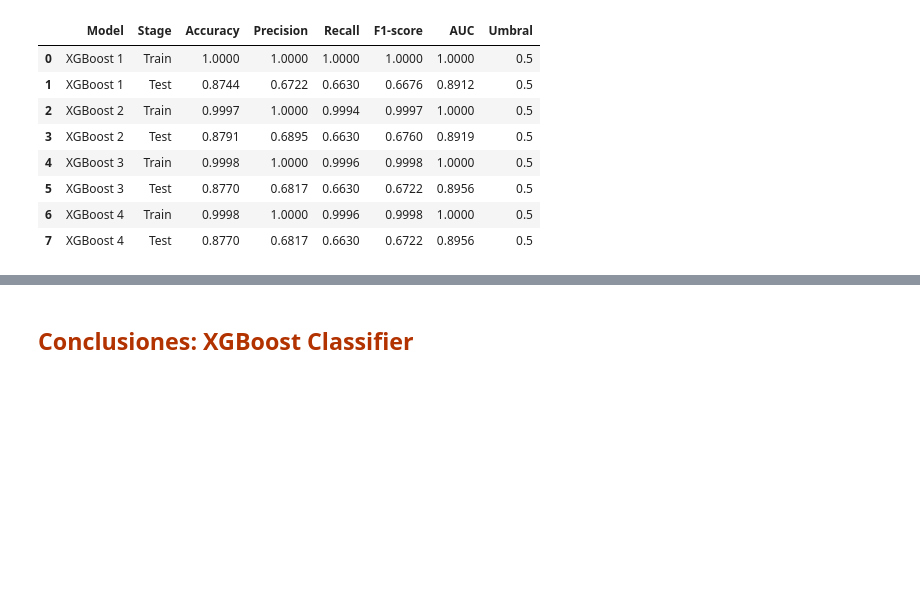
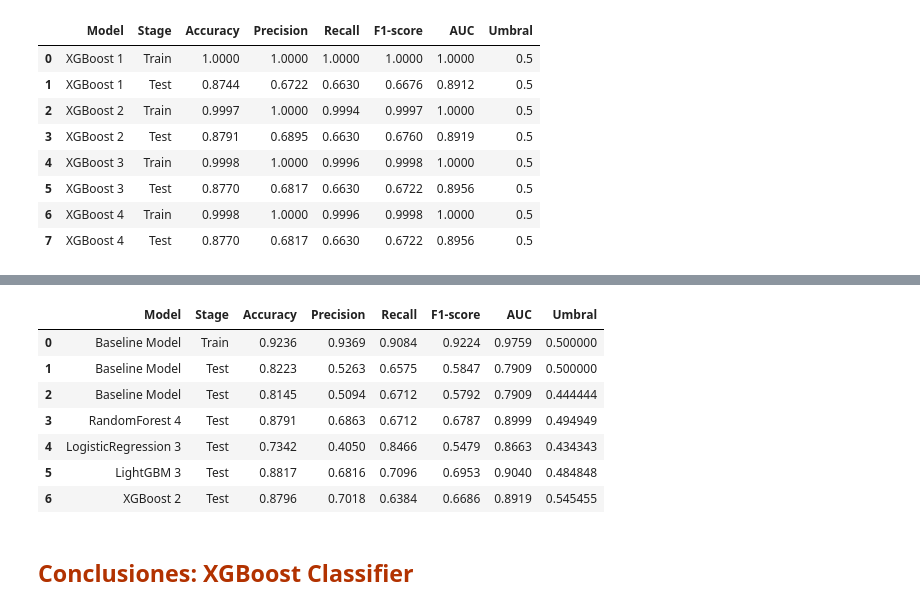
Before and after one commit to ChurnInsight-Alura/churn-insight-ml, a Jupyter notebook: Modeling_CusTech.ipynb, the cells around one changed output, grey strips where cells are left out. Cells and saved outputs as stored; diff of their text form; code cells hidden in the pictures; blank space fills up the shorter version.

Commit message:
UPDATE version definitiva modelado, documentación completa

```diff
--- a/Modeling_CusTech.ipynb
+++ b/Modeling_CusTech.ipynb
@@ -2614,0 +2682,8 @@ pd.DataFrame(xgb_results_tracking)
+# %%
+xgb_2_results_umbral = metricas_evaluacion(modelo=xgb_2,
+                                             stage='Test',
+                                             x=X_test,
+                                             y=y_test,
+                                             nombre='XGBoost 2',
+                                             umbral=umbral_xgb_2)
+xgb_2_results_umbral
@@ -2615,2 +2699,15 @@ pd.DataFrame(xgb_results_tracking)
+# %%
+best_models_results.append(xgb_2_results_umbral)
+# %%
+pd.DataFrame(best_models_results)
+# %% [output]
+|  | Model | Stage | Accuracy | Precision | Recall | F1-score | AUC | Umbral |
+| 0 | Baseline Model | Train | 0.9236 | 0.9369 | 0.9084 | 0.9224 | 0.9759 | 0.500000 |
+| 1 | Baseline Model | Test | 0.8223 | 0.5263 | 0.6575 | 0.5847 | 0.7909 | 0.500000 |
+| 2 | Baseline Model | Test | 0.8145 | 0.5094 | 0.6712 | 0.5792 | 0.7909 | 0.444444 |
+| 3 | RandomForest 4 | Test | 0.8791 | 0.6863 | 0.6712 | 0.6787 | 0.8999 | 0.494949 |
+| 4 | LogisticRegression 3 | Test | 0.7342 | 0.4050 | 0.8466 | 0.5479 | 0.8663 | 0.434343 |
+| 5 | LightGBM 3 | Test | 0.8817 | 0.6816 | 0.7096 | 0.6953 | 0.9040 | 0.484848 |
+| 6 | XGBoost 2 | Test | 0.8796 | 0.7018 | 0.6384 | 0.6686 | 0.8919 | 0.545455 |
 # %% [markdown]
 ## <font color='#b23200'>**Conclusiones: XGBoost Classifier**</font>
```
Also changed, not shown: parts of 43 cells of this notebook.
